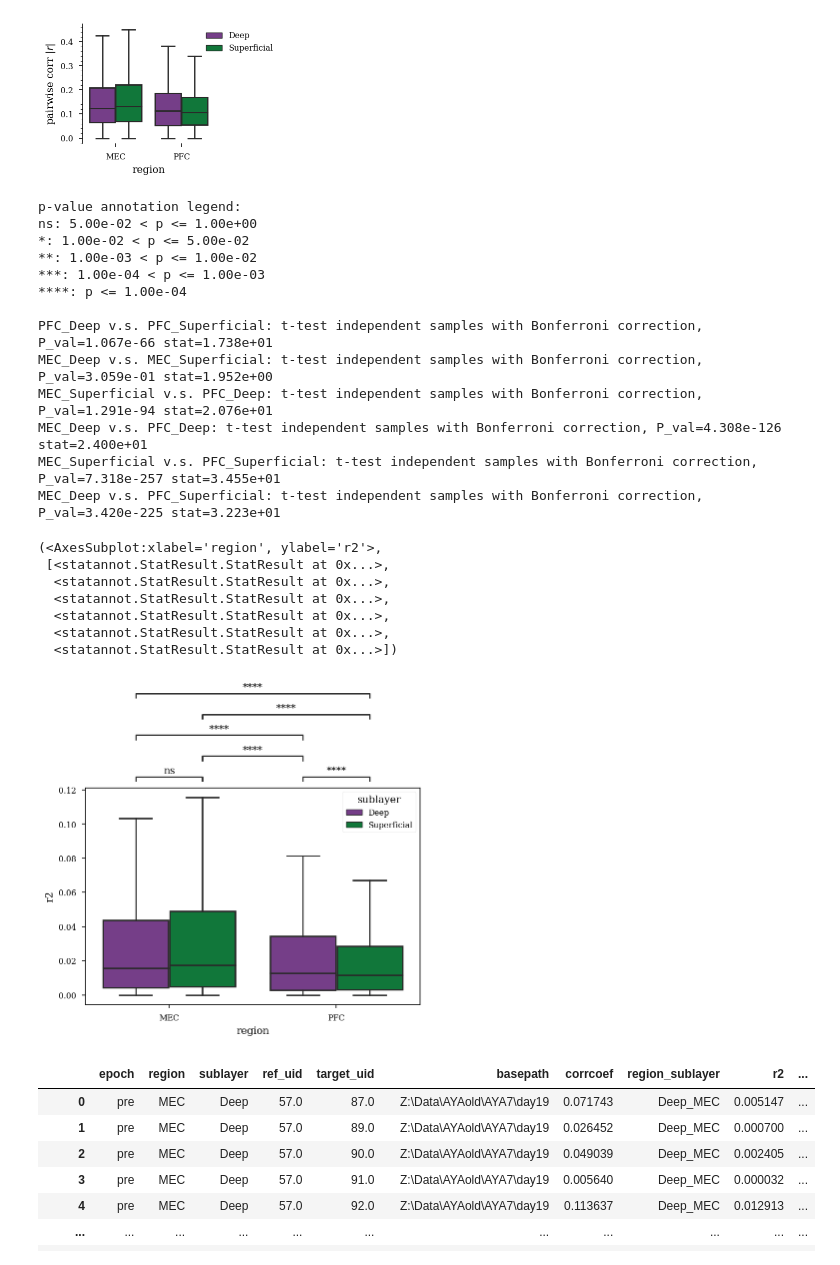
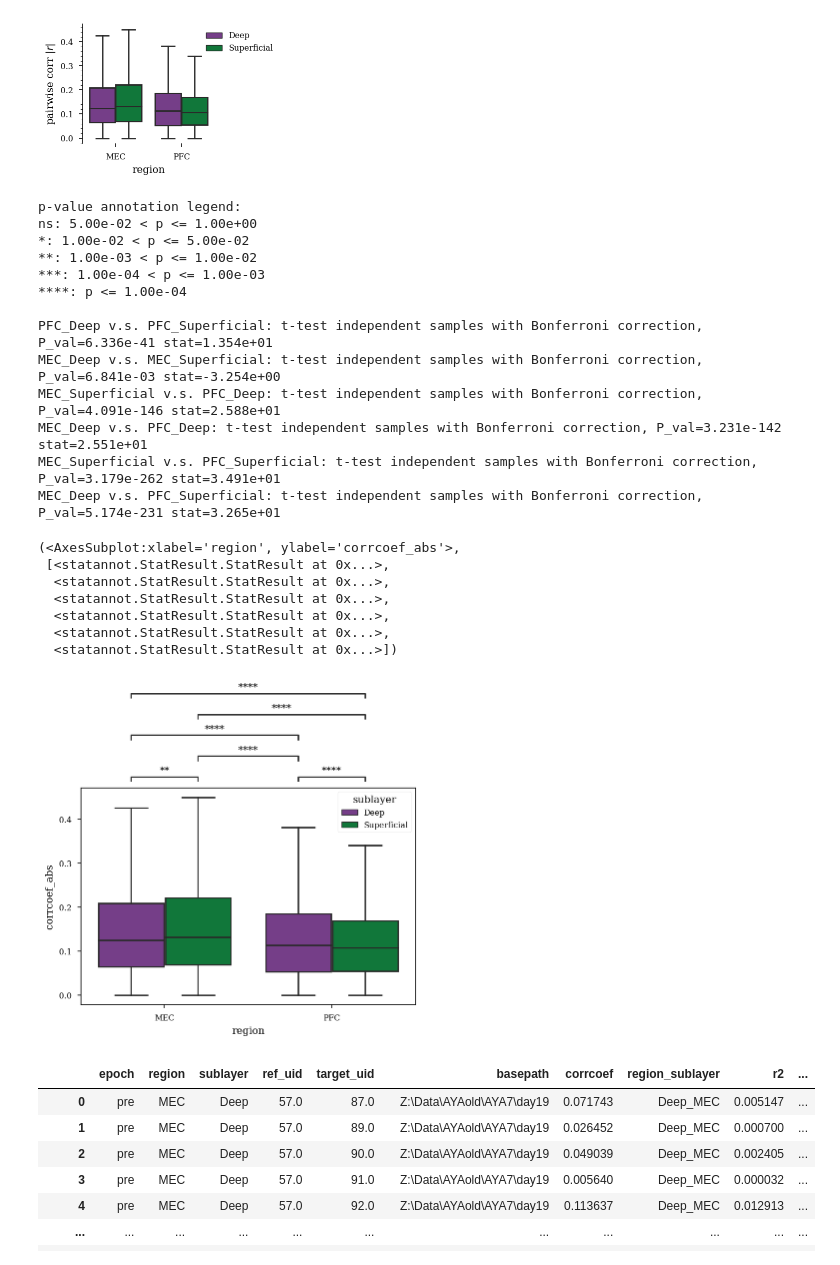
Before and after one commit to ryanharvey1/ripple_heterogeneity, a Jupyter notebook: scripts/readout/co_firing.ipynb, the cells around one changed output. Cells and saved outputs as stored; diff of their text form; code cells hidden in the pictures.

```diff
--- a/scripts/readout/co_firing.ipynb
+++ b/scripts/readout/co_firing.ipynb
@@ -131,7 +131,7 @@ pre_df = pairwise_corr_df[pairwise_corr_df.epoch == "pre"]
 
 sns.boxplot(
     x="region",
-    y="r2",
+    y="corrcoef_abs",
     hue="sublayer",
     data=pre_df,
     showfliers=False,
@@ -144,42 +144,42 @@ box_pairs = [
     (("PFC", "Superficial"), ("MEC", "Superficial")),
     (("PFC", "Superficial"), ("MEC", "Deep")),
     (("PFC", "Deep"), ("MEC", "Superficial")),
 
 ]
 add_stat_annotation(
     plt.gca(),
     x="region",
-    y="r2",
+    y="corrcoef_abs",
     hue="sublayer",
     data=pre_df,
     box_pairs=box_pairs,
     test="t-test_ind",
     text_format="star",
     loc="outside",
     verbose=2,
 )
 # %% [output]
 p-value annotation legend:
 ns: 5.00e-02 < p <= 1.00e+00
 *: 1.00e-02 < p <= 5.00e-02
 **: 1.00e-03 < p <= 1.00e-02
 ***: 1.00e-04 < p <= 1.00e-03
 ****: p <= 1.00e-04
 
-PFC_Deep v.s. PFC_Superficial: t-test independent samples with Bonferroni correction, P_val=1.067e-66 stat=1.738e+01
-MEC_Deep v.s. MEC_Superficial: t-test independent samples with Bonferroni correction, P_val=3.059e-01 stat=1.952e+00
-MEC_Superficial v.s. PFC_Deep: t-test independent samples with Bonferroni correction, P_val=1.291e-94 stat=2.076e+01
-MEC_Deep v.s. PFC_Deep: t-test independent samples with Bonferroni correction, P_val=4.308e-126 stat=2.400e+01
-MEC_Superficial v.s. PFC_Superficial: t-test independent samples with Bonferroni correction, P_val=7.318e-257 stat=3.455e+01
-MEC_Deep v.s. PFC_Superficial: t-test independent samples with Bonferroni correction, P_val=3.420e-225 stat=3.223e+01
+PFC_Deep v.s. PFC_Superficial: t-test independent samples with Bonferroni correction, P_val=6.336e-41 stat=1.354e+01
+MEC_Deep v.s. MEC_Superficial: t-test independent samples with Bonferroni correction, P_val=6.841e-03 stat=-3.254e+00
+MEC_Superficial v.s. PFC_Deep: t-test independent samples with Bonferroni correction, P_val=4.091e-146 stat=2.588e+01
+MEC_Deep v.s. PFC_Deep: t-test independent samples with Bonferroni correction, P_val=3.231e-142 stat=2.551e+01
+MEC_Superficial v.s. PFC_Superficial: t-test independent samples with Bonferroni correction, P_val=3.179e-262 stat=3.491e+01
+MEC_Deep v.s. PFC_Superficial: t-test independent samples with Bonferroni correction, P_val=5.174e-231 stat=3.265e+01
-(<AxesSubplot:xlabel='region', ylabel='r2'>,
+(<AxesSubplot:xlabel='region', ylabel='corrcoef_abs'>,
  [<statannot.StatResult.StatResult at 0x...>,
   <statannot.StatResult.StatResult at 0x...>,
   <statannot.StatResult.StatResult at 0x...>,
   <statannot.StatResult.StatResult at 0x...>,
   <statannot.StatResult.StatResult at 0x...>,
   <statannot.StatResult.StatResult at 0x...>])
-[figure, old version]
+[figure, new version]
 # %%
 pairwise_corr_df
 # %% [output]
```
